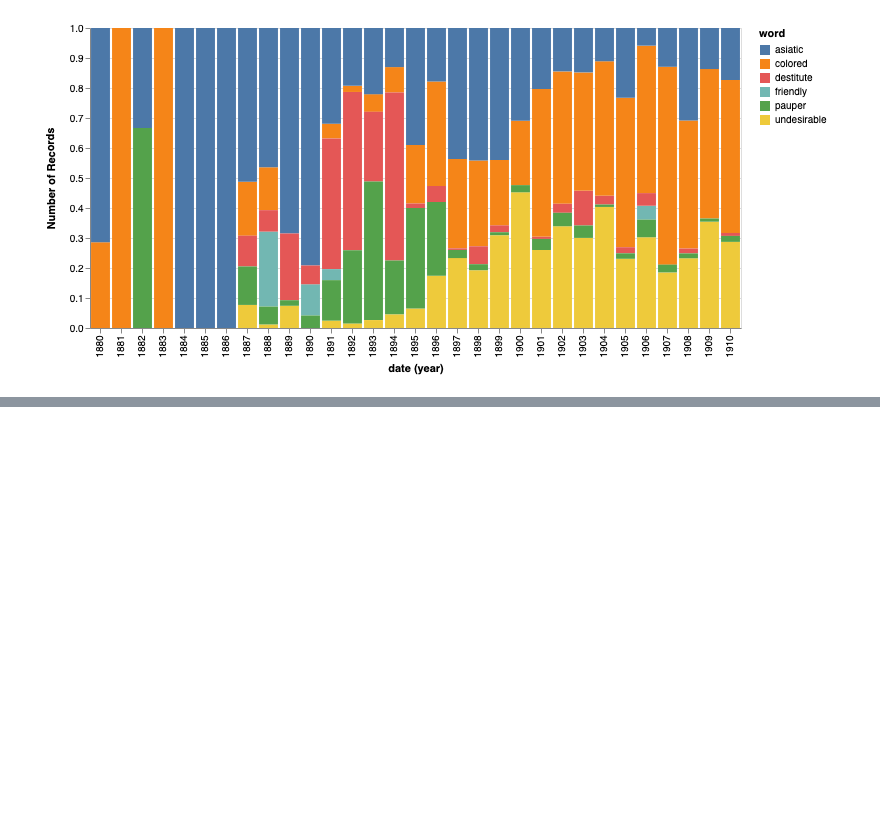
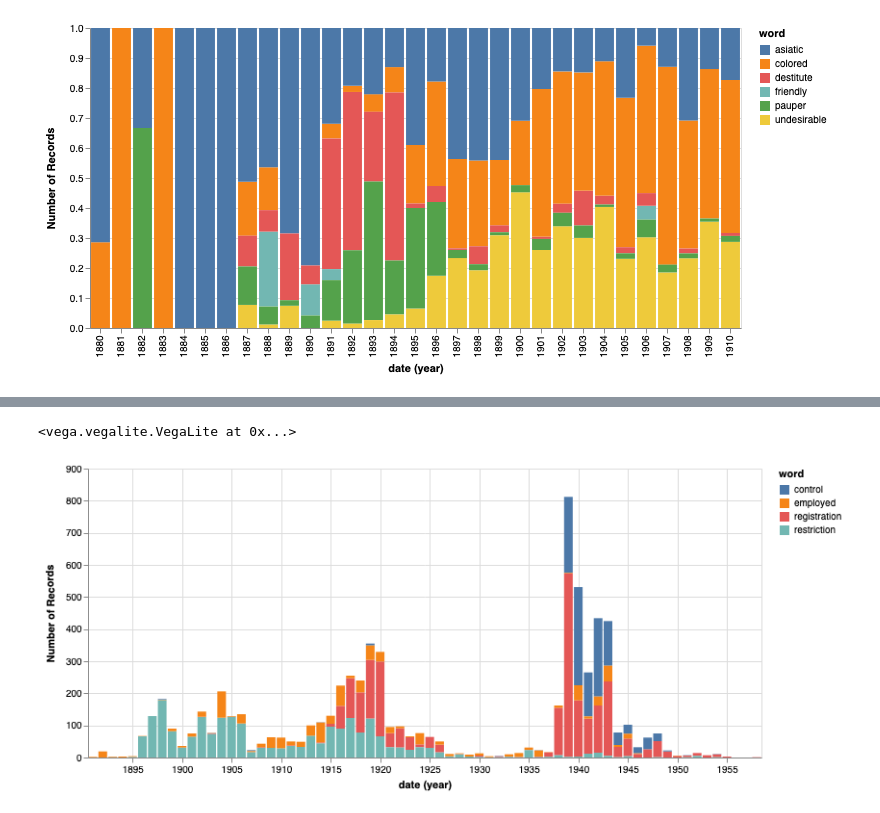
Before and after one commit to wragge/aliens-in-texts, a Jupyter notebook: aliens_in_newspapers.ipynb, the cells around one changed output, grey strips where cells are left out. Saved outputs shown, nothing was run; the diff lists cells and outputs as text; code cells hidden in the pictures; blank space fills up the shorter version.

```diff
--- a/aliens_in_newspapers.ipynb
+++ b/aliens_in_newspapers.ipynb
@@ -180,0 +206,18 @@ c4
+# %%
+top_after_df = make_word_sets(['registration', 'restriction', 'control', 'employed'], position='after', distance=1)
+# %%
+alt.Chart(top_after_df).mark_bar(size=9).encode(
+    x='year(date):T',
+    y=alt.Y('count():Q'),
+    color='word'
+).properties(
+    width=700
+).transform_filter(
+    {'and': [
+        alt.FieldRangePredicate(field='date', range=[1890, 1960], timeUnit='year'),
+        #alt.FieldOneOfPredicate(field='word', oneOf=['colored', 'undesirable', 'asiatic', 'illegal'])
+    ]}
+)
+# %% [output]
+<vega.vegalite.VegaLite at 0x...>
+[figure, added]
```
Also changed, not shown: parts of 6 cells of this notebook, 8 other files.
